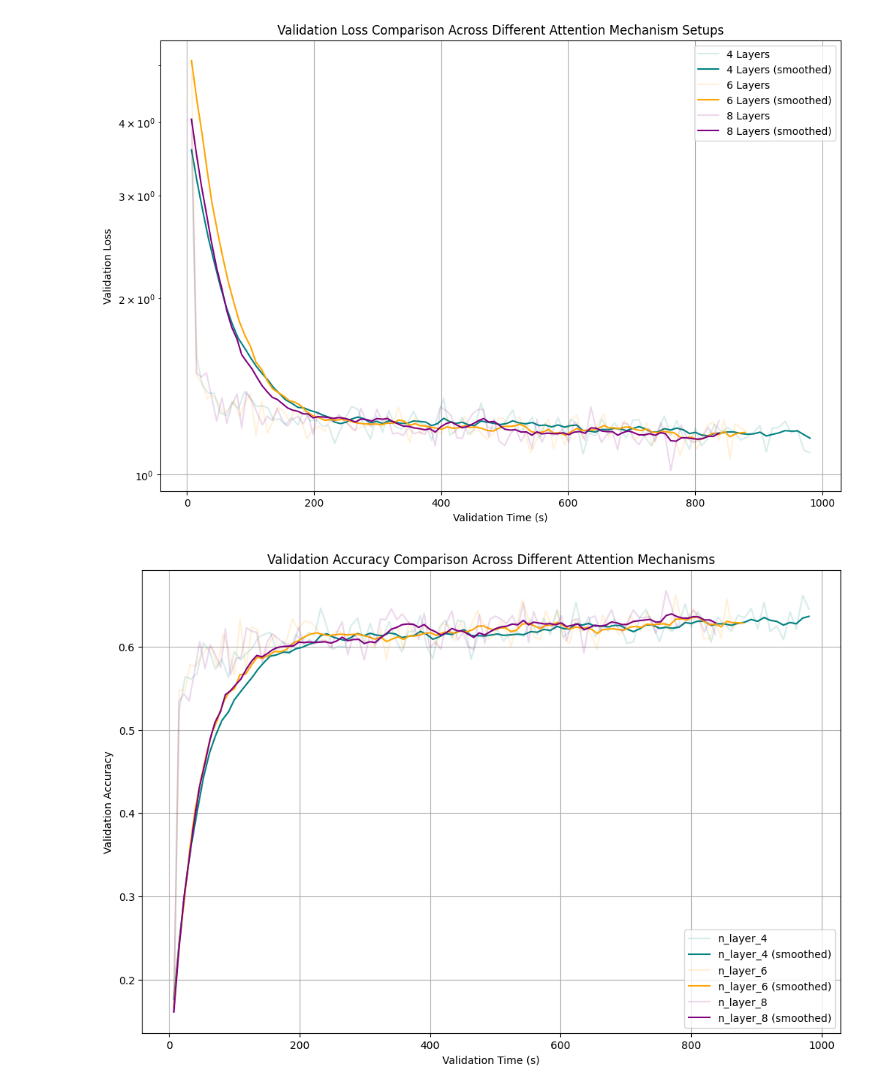
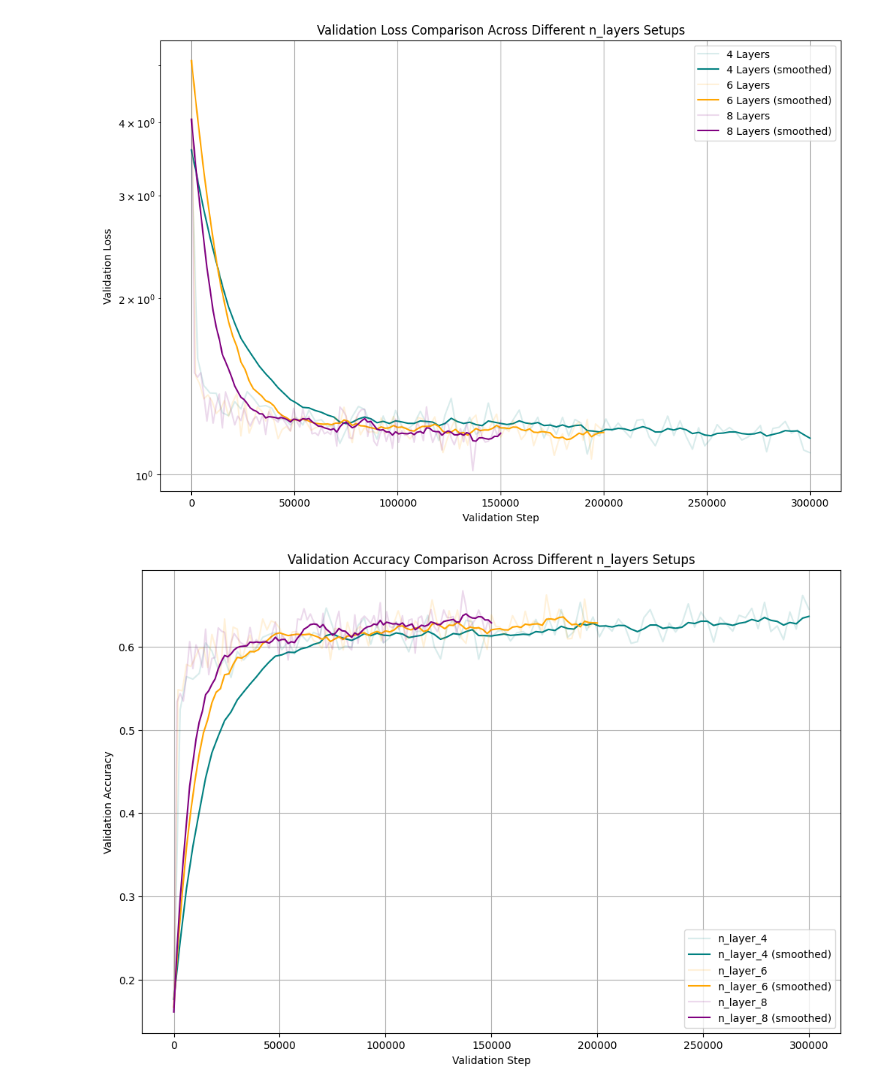
Before and after one commit to robbiechia/character_LLM, a Jupyter notebook: ablations/5.model_params/6.1.n_layers/results_comparison.ipynb, the cells around one changed output. Saved outputs shown, nothing was run; the diff lists cells and outputs as text; code cells hidden in the pictures.

```diff
--- a/ablations/5.model_params/6.1.n_layers/results_comparison.ipynb
+++ b/ablations/5.model_params/6.1.n_layers/results_comparison.ipynb
@@ -19,39 +19,39 @@ def ema_smooth(x, alpha=0.2):
 # Use vaLidation step as x-axis and validation loss as y-axis
 plt.figure(figsize=(12, 8))
 
-plt.plot(n_layer_4[' val_time'], n_layer_4[' val_loss'], label='4 Layers', alpha=0.15, color='teal')
-plt.plot(n_layer_4[' val_time'], ema_smooth(n_layer_4[' val_loss']), label='4 Layers (smoothed)', color='teal')
-plt.plot(n_layer_6[' val_time'], n_layer_6[' val_loss'], label='6 Layers', alpha=0.15, color='orange')
-plt.plot(n_layer_6[' val_time'], ema_smooth(n_layer_6[' val_loss']), label='6 Layers (smoothed)', color='orange')
-plt.plot(n_layer_8[' val_time'], n_layer_8[' val_loss'], label='8 Layers', alpha=0.15, color='purple')
-plt.plot(n_layer_8[' val_time'], ema_smooth(n_layer_8[' val_loss']), label='8 Layers (smoothed)', color='purple')
+plt.plot(n_layer_4['step'], n_layer_4[' val_loss'], label='4 Layers', alpha=0.15, color='teal')
+plt.plot(n_layer_4['step'], ema_smooth(n_layer_4[' val_loss']), label='4 Layers (smoothed)', color='teal')
+plt.plot(n_layer_6['step'], n_layer_6[' val_loss'], label='6 Layers', alpha=0.15, color='orange')
+plt.plot(n_layer_6['step'], ema_smooth(n_layer_6[' val_loss']), label='6 Layers (smoothed)', color='orange')
+plt.plot(n_layer_8['step'], n_layer_8[' val_loss'], label='8 Layers', alpha=0.15, color='purple')
+plt.plot(n_layer_8['step'], ema_smooth(n_layer_8[' val_loss']), label='8 Layers (smoothed)', color='purple')
 
-plt.xlabel('Validation Time (s)')
+plt.xlabel('Validation Step')
 plt.ylabel('Validation Loss')
 plt.yscale('log')
-plt.title('Validation Loss Comparison Across Different Attention Mechanism Setups')
+plt.title('Validation Loss Comparison Across Different n_layers Setups')
 plt.legend()
 plt.grid()
 plt.show()
 # %% [output]
-[figure, old version]
+[figure, new version]
 # %%
 # Plotting all the validation accuracy curves for comparison
 plt.figure(figsize=(12, 8))
-plt.plot(n_layer_4[' val_time'], n_layer_4[' val_acc'], label='n_layer_4', alpha=0.15, color='teal')
-plt.plot(n_layer_4[' val_time'], ema_smooth(n_layer_4[' val_acc']), label='n_layer_4 (smoothed)', color='teal')
-plt.plot(n_layer_6[' val_time'], n_layer_6[' val_acc'], label='n_layer_6', alpha=0.15, color='orange')
-plt.plot(n_layer_6[' val_time'], ema_smooth(n_layer_6[' val_acc']), label='n_layer_6 (smoothed)', color='orange')
-plt.plot(n_layer_8[' val_time'], n_layer_8[' val_acc'], label='n_layer_8', alpha=0.15, color='purple')
-plt.plot(n_layer_8[' val_time'], ema_smooth(n_layer_8[' val_acc']), label='n_layer_8 (smoothed)', color='purple')
-plt.xlabel('Validation Time (s)')
+plt.plot(n_layer_4['step'], n_layer_4[' val_acc'], label='n_layer_4', alpha=0.15, color='teal')
+plt.plot(n_layer_4['step'], ema_smooth(n_layer_4[' val_acc']), label='n_layer_4 (smoothed)', color='teal')
+plt.plot(n_layer_6['step'], n_layer_6[' val_acc'], label='n_layer_6', alpha=0.15, color='orange')
+plt.plot(n_layer_6['step'], ema_smooth(n_layer_6[' val_acc']), label='n_layer_6 (smoothed)', color='orange')
+plt.plot(n_layer_8['step'], n_layer_8[' val_acc'], label='n_layer_8', alpha=0.15, color='purple')
+plt.plot(n_layer_8['step'], ema_smooth(n_layer_8[' val_acc']), label='n_layer_8 (smoothed)', color='purple')
+plt.xlabel('Validation Step')
 plt.ylabel('Validation Accuracy')
-plt.title('Validation Accuracy Comparison Across Different Attention Mechanisms')
+plt.title('Validation Accuracy Comparison Across Different n_layers Setups')
 plt.legend()
 plt.grid()
 plt.show()
 # %% [output]
-[figure, old version]
+[figure, new version]
 # %%
 # Plotting all the validation accuracy at the last character curves for comparison
 plt.figure(figsize=(12, 8))
```
Also changed, not shown: parts of 1 cell of this notebook, 4 other files.
